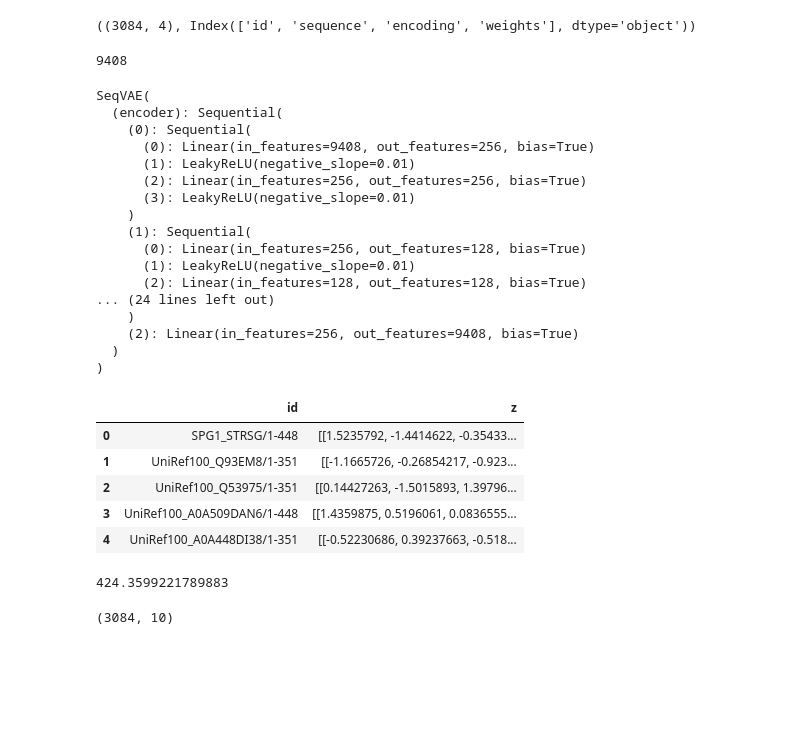
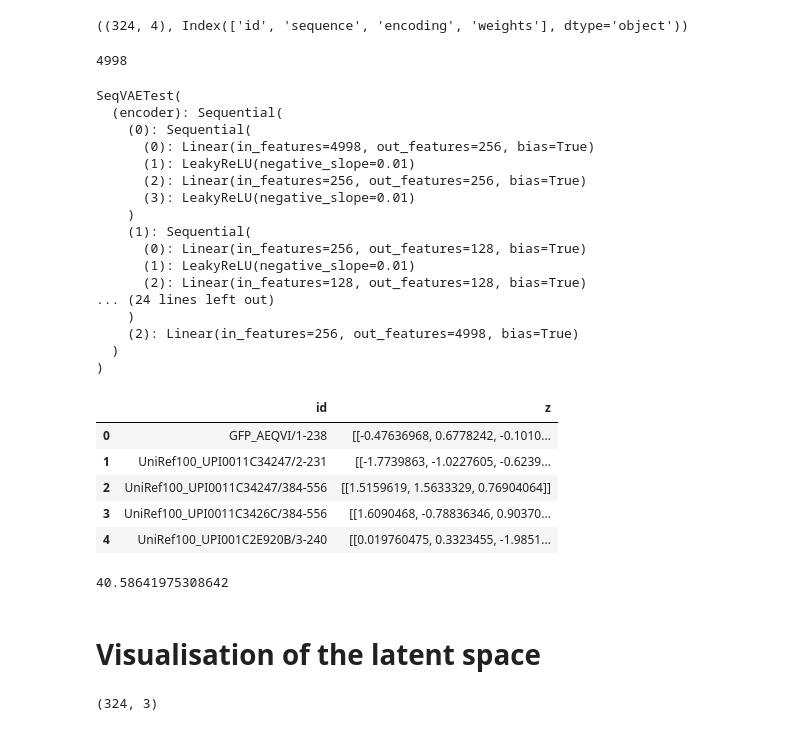
Before and after one commit to SebPorras/MAP_VAE, a Jupyter notebook: notebooks/test.ipynb, the cells around one changed output. Saved outputs shown, nothing was run; the diff lists cells and outputs as text; code cells hidden in the pictures; blank space fills up the shorter version.

```diff
--- a/notebooks/test.ipynb
+++ b/notebooks/test.ipynb
@@ -9,7 +9,7 @@ import numpy as np
 
 pd.set_option("display.max_rows", None)
 # %%
-extants_aln = pd.read_pickle("/Users/sebs_mac/uni_OneDrive/honours/data/gb1/SPG1_STRSG_full_b0.1_filt_encoded_weighted.pkl")
+extants_aln = pd.read_pickle("../data/gfp/GFP_AEQVI_full_04-29-2022_b08_extants_no_syn_no_dupes.pkl")
 # %%
 extants_aln.head()
 # %% [output]
@@ -22,7 +22,7 @@ extants_aln.head()
 # %%
 extants_aln.shape, extants_aln.columns
 # %% [output]
-((3084, 4), Index(['id', 'sequence', 'encoding', 'weights'], dtype='object'))
+((324, 4), Index(['id', 'sequence', 'encoding', 'weights'], dtype='object'))
 # %%
 train_dataset = MSA_Dataset(extants_aln["encoding"], extants_aln["weights"], extants_aln["id"])
 train_loader = torch.utils.data.DataLoader(
@@ -37,7 +37,7 @@ input_dims = seq_len * 21
 # %%
 input_dims
 # %% [output]
-9408
+4998
 # %%
 config={
             # Dataset info
@@ -59,24 +59,23 @@ config={
             "patience": 3,
             # Model info - default settings
             "architecture": f"SeqVAE_0.25_ancestors_R",
-            "latent_dims": 10,
+            "latent_dims": 3,
             "hidden_dims": [256, 128, 64],
             # DMS data
-            "dms_file": "../data/GFP_AEQVI_Sarkisyan_2016_dms_encoded.pkl",
+            "dms_file": "../data/SPG1_STRSG_Wu_2016.pkl",
             "dms_metadata": "../data/DMS_substitutions.csv",
-            "dms_id": "GFP_AEQVI_Sarkisyan_2016",
+            "dms_id": "SPG1_STRSG_Wu_2016",
 }
 
-model = SeqVAETest(input_dims, 10, hidden_dims=config["hidden_dims"], config=config)
+model = SeqVAETest(input_dims, 3, hidden_dims=config["hidden_dims"], config=config)
 # %%
-
-model = torch.load("/Users/sebs_mac/uni_OneDrive/honours/data/gb1/gb1_model_an_ex.pt")
+model.load_state_dict(torch.load("../data/gfp/model_weights/gfp_extants_no_duplicates_model_state.pt"))
 model.eval()
 # %% [output]
-SeqVAE(
+SeqVAETest(
   (encoder): Sequential(
     (0): Sequential(
-      (0): Linear(in_features=9408, out_features=256, bias=True)
+      (0): Linear(in_features=4998, out_features=256, bias=True)
       (1): LeakyReLU(negative_slope=0.01)
       (2): Linear(in_features=256, out_features=256, bias=True)
       (3): LeakyReLU(negative_slope=0.01)
@@ -87,27 +86,29 @@ SeqVAE(
       (2): Linear(in_features=128, out_features=128, bias=True)
 ... (24 lines left out)
     )
-    (2): Linear(in_features=256, out_features=9408, bias=True)
+    (2): Linear(in_features=256, out_features=4998, bias=True)
   )
 )
 # %%
 names = []
 z_vals = []
 
+# SAMPLE Z VALUES FROM THE MODEL FOR EACH EXTANT
 for encoding, weights, name in train_loader:
     log_p, z_sample, z_mu, z_logvar = model.forward(encoding.float())
     names.append(name[0])
     z_vals.append(z_sample.detach().numpy())
 
-df = pd.DataFrame({"id": names, "z": z_vals})
-df.head()
+
+id_to_z = pd.DataFrame({"id": names, "z": z_vals})
+id_to_z.head()
 # %% [output]
 |  | id | z |
-| 0 | SPG1_STRSG/1-448 | [[1.5235792, -1.4414622, -0.35433... |
-| 1 | UniRef100_Q93EM8/1-351 | [[-1.1665726, -0.26854217, -0.923... |
-| 2 | UniRef100_Q53975/1-351 | [[0.14427263, -1.5015893, 1.39796... |
-| 3 | UniRef100_A0A509DAN6/1-448 | [[1.4359875, 0.5196061, 0.0836555... |
-| 4 | UniRef100_A0A448DI38/1-351 | [[-0.52230686, 0.39237663, -0.518... |
+| 0 | GFP_AEQVI/1-238 | [[-0.47636968, 0.6778242, -0.1010... |
+| 1 | UniRef100_UPI0011C34247/2-231 | [[-1.7739863, -1.0227605, -0.6239... |
+| 2 | UniRef100_UPI0011C34247/384-556 | [[1.5159619, 1.5633329, 0.76904064]] |
+| 3 | UniRef100_UPI0011C3426C/384-556 | [[1.6090468, -0.78836346, 0.90370... |
+| 4 | UniRef100_UPI001C2E920B/3-240 | [[0.019760475, 0.3323455, -1.9851... |
 # %%
 import torch.nn.functional as F
 import evoVAE.utils.seq_tools as st
@@ -115,7 +116,8 @@ import evoVAE.utils.metrics as mt
 
 total = 0
 count = 0
-for id, z in zip(df['id'], df['z']):
+# EVALUATE DIFFERENCES BETWEEN THE RECONSTRUCTIONS AND INPUT
+for id, z in zip(id_to_z['id'], id_to_z['z']):
     x_hat = model.decode(torch.tensor(z))
     x_hat.shape
     orig_shape = tuple(x_hat.shape[0:-1])
@@ -134,15 +136,15 @@ for id, z in zip(df['id'], df['z']):
 
 print(total/count)
 # %% [output]
-424.3599221789883
+40.58641975308642
+# %% [markdown]
+# Visualisation of the latent space
 # %%
-from sklearn.decomposition import PCA
-
-test = [x.tolist()[0] for x in df['z']]
-test = np.array(test)
-test.shape
+zs = [x.tolist()[0] for x in id_to_z['z']]
+zs = np.array(zs)
+zs.shape
 # %% [output]
-(3084, 10)
+(324, 3)
 # %%
 #df['z'].to_numpy()
 import matplotlib.pyplot as plt
```
Also changed, not shown: parts of 13 cells of this notebook, 16 other files.
